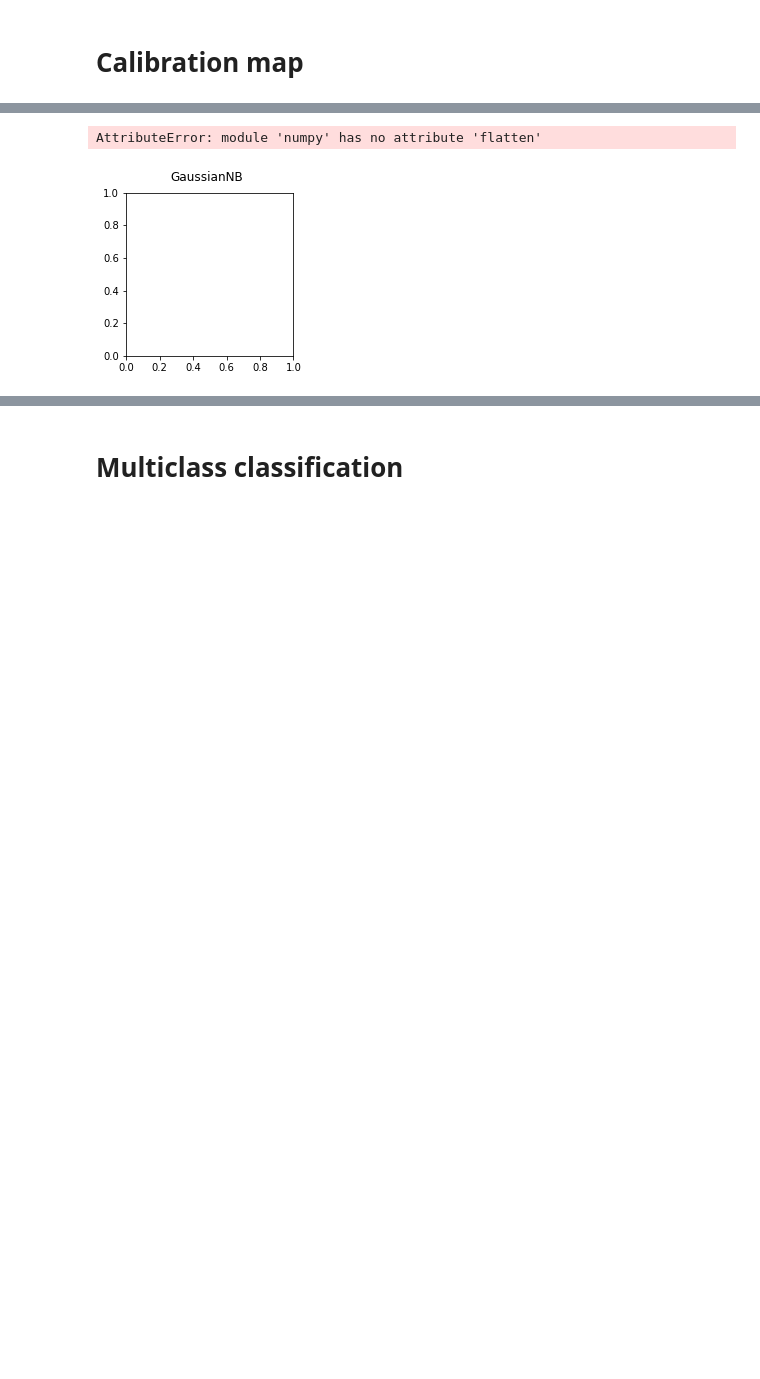
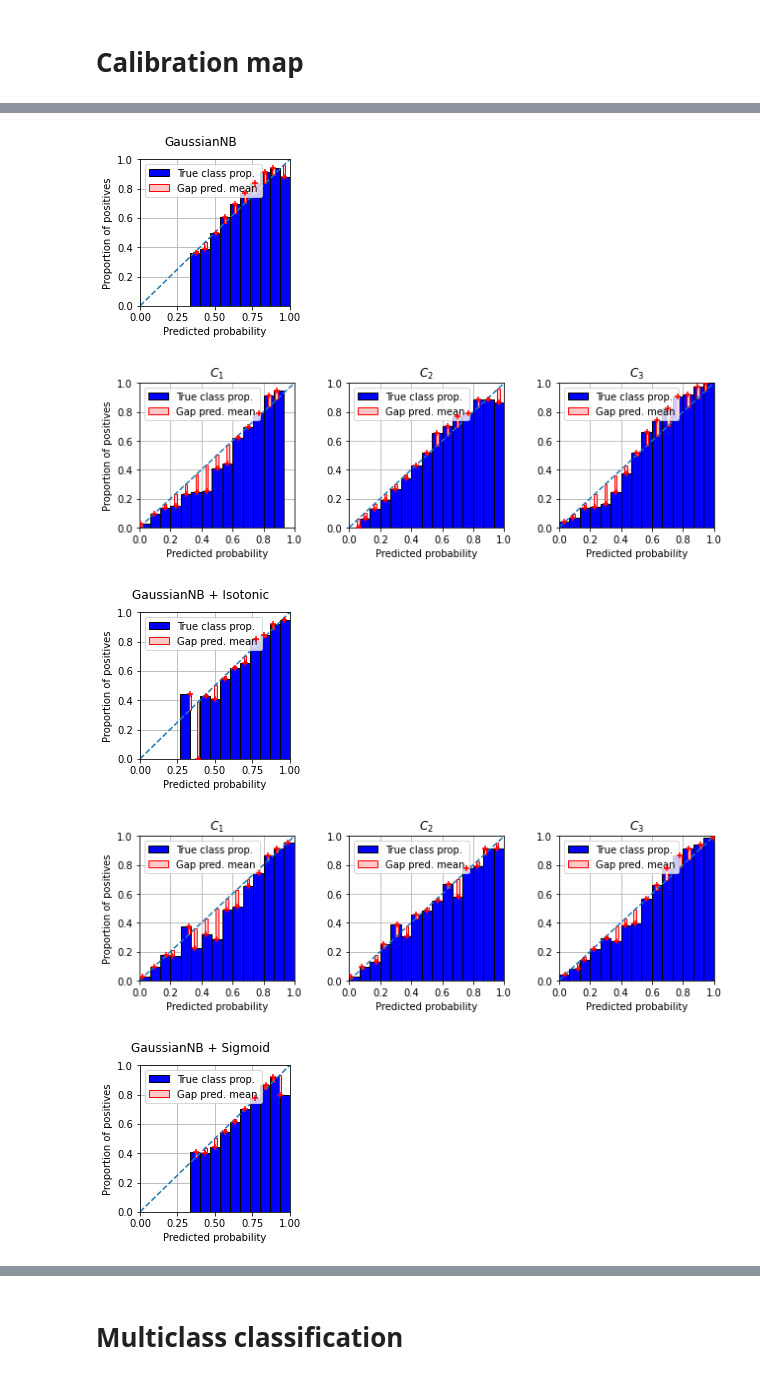
Before and after one commit to classifier-calibration/hands_on, a Jupyter notebook: notebooks/2_visualisation_tools_ternary.ipynb, the cells around one changed output, grey strips where cells are left out. Saved outputs shown, nothing was run; the diff lists cells and outputs as text; code cells hidden in the pictures; blank space fills up the shorter version.

Commit message:
Updated visualisations - PyCalib library with refactored functions - Visualisation notebooks with additional plots

```diff
--- a/notebooks/2_visualisation_tools_ternary.ipynb
+++ b/notebooks/2_visualisation_tools_ternary.ipynb
@@ -65,6 +65,6 @@ from pycalib.visualisations.ternary import draw_tri_samples
 fig = plt.figure(figsize=(15, 4))
 for i, (clf, name) in enumerate(estimators):
     ax = fig.add_subplot(1, len(estimators), i+1)
-    fig, ax = draw_tri_samples(clf.predict_proba(X_test), classes=y_test, fig=fig, ax=ax)
+    fig, ax = draw_tri_samples(clf.predict_proba(X_test), classes=y_test, fig=fig, ax=ax, alpha=0.5)
     ax.set_title(name)
 # %% [output]
@@ -88,9 +88,9 @@ for i, (clf, name) in enumerate(estimators):
         ax.set_title('$C_{}$'.format(i+1), loc='left')
 
         function = lambda x: clf.calibrator.predict_proba(x.reshape(1,-1))[0][i]
-        draw_func_contours(function, labels='auto', fig=fig, ax=ax, cmap=c_mark[i]['cmap'])
+        draw_func_contours(function, labels='auto', fig=fig, ax=ax, cmap=c_mark[i]['cmap'], nlevels=100, subdiv=4)
 
         ax2 = fig.add_subplot(2, 3, 3+i+1)
-        lines = get_converging_lines(num_lines=5, mesh_precision=50, class_index=i)
+        lines = get_converging_lines(num_lines=5, mesh_precision=20, class_index=i)
         plot_converging_lines_pvalues(function, lines, i, ax2)
 # %% [output]
@@ -107,11 +107,14 @@ from pycalib.models import CalibratedModel
 from dirichletcal import FullDirichletCalibrator, FixedDiagonalDirichletCalibrator, DirichletCalibrator
 
 P_bc_grid = get_mesh_bc(subdiv=5)
+P_bc_grid = get_mesh_bc(subdiv=subdiv)
+
 
 for clf, name in estimators:
     if not hasattr(clf, 'calibrator'):
         continue
     calibrated = clf.calibrator.predict_proba(P_bc_grid)
-    draw_calibration_map(P_bc_grid, calibrated)
+    color = [c_mark[i]['color'] for i in calibrated.argmax(axis=1).astype(int)]
+    draw_calibration_map(P_bc_grid, calibrated, color=color,  subdiv=5)
     plt.title(name)
 # %% [output]
@@ -120,0 +124,23 @@ for clf, name in estimators:
+# %%
+from pycalib.visualisations.barycentric import draw_calibration_map
+from pycalib.visualisations.barycentric import get_mesh_bc
+from pycalib.models import CalibratedModel
+
+from dirichletcal import FullDirichletCalibrator, FixedDiagonalDirichletCalibrator, DirichletCalibrator
+
+P_bc_grid = get_mesh_bc(subdiv=5)
+
+for clf, name in estimators:
+    if not hasattr(clf, 'calibrator'):
+        continue
+    calibrated = clf.calibrator.predict_proba(P_bc_grid)
+
+    fig = plt.figure(figsize=(12, 4))
+    fig.suptitle(name)
+    for i in range(3):
+        ax = fig.add_subplot(1, 3, i+1)
+        indices = calibrated.argmax(axis=1) == i
+        color = c_mark[i]['color']
+        draw_calibration_map(P_bc_grid[indices], calibrated[indices], color=color,
+                               subdiv=subdiv, fig=fig, ax=ax, alpha=0.9) #, scale_units='xy')
+    #draw_calibration_map(P_bc_grid, calibrated)
@@ -121,24 +151,26 @@ for clf, name in estimators:
 # %%
-from pycalib.visualisations import (plot_multiclass_reliability_diagram_gaps,
-                                    plot_multiclass_reliability_diagram_gaps_per_class)
+from pycalib.visualisations import plot_multiclass_reliability_diagram_gaps
 
 from sklearn.preprocessing import OneHotEncoder
 
 ohe = OneHotEncoder(categories='auto')
 Y_test = ohe.fit_transform(y_test.reshape(-1, 1))
 
 
 # Reliability diagrams
 for i, (clf, name) in enumerate(estimators):
     fig = plt.figure(figsize=(3, 3))
     fig.suptitle(name)
 
     probas = clf.predict_proba(X_test)
-    plot_multiclass_reliability_diagram_gaps(Y_test, probas, fig=fig)
+    plot_multiclass_reliability_diagram_gaps(Y_test, probas, fig=fig, per_class=False)
 
     fig = plt.figure(figsize=(9, 3))
     ax = [fig.add_subplot(1, 3, j+1) for j in range(3)]
-    plot_multiclass_reliability_diagram_gaps_per_class(Y_test, probas, fig=fig, ax=ax)
+    plot_multiclass_reliability_diagram_gaps(Y_test, probas, fig=fig, ax=ax, per_class=True)
 # %% [output]
-AttributeError: module 'numpy' has no attribute 'flatten'
-[figure, old version]
+[figure, new version]
+[figure, added]
+[figure, added]
+[figure, added]
+[figure, added]
```
Also changed, not shown: parts of 9 cells of this notebook, 1 other file.
